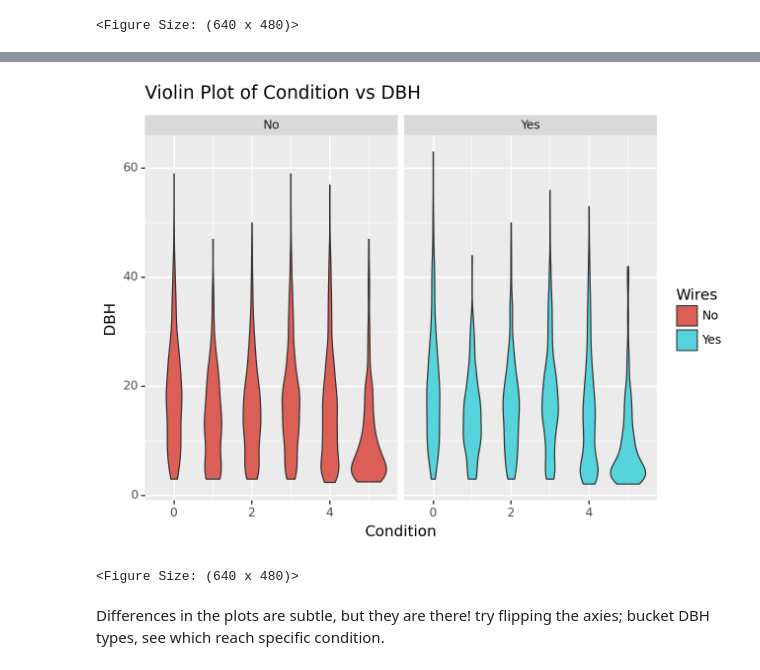
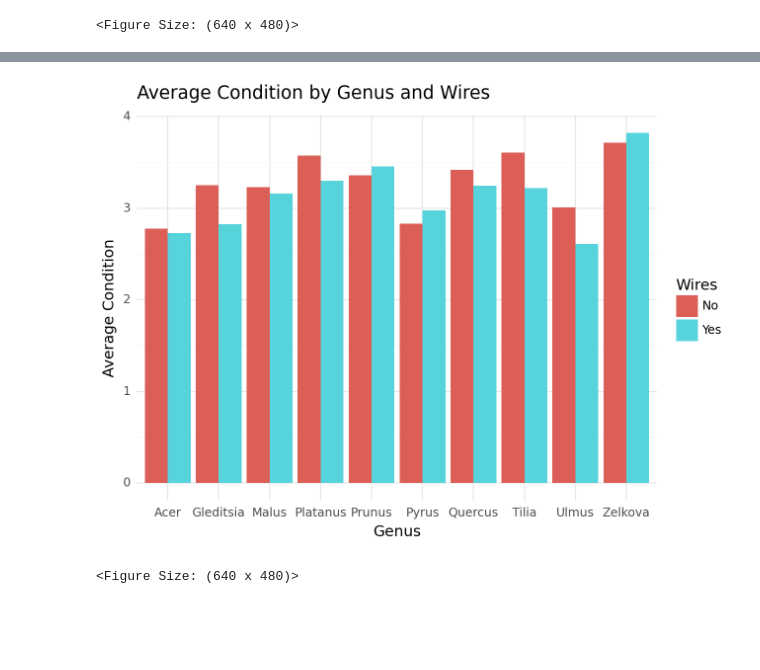
Before and after one commit to envirodatascience/final-project-urban-treeam, a Jupyter notebook: Les_UtilityLines.ipynb, the cells around one changed output, grey strips where cells are left out. Saved outputs shown, nothing was run; the diff lists cells and outputs as text; code cells hidden in the pictures; blank space fills up the shorter version.

```diff
--- a/Les_UtilityLines.ipynb
+++ b/Les_UtilityLines.ipynb
@@ -196,0 +188,10 @@ df = df[df['Neighborhood'].isin(nbhds['Neighborhood'].unique())]
+# %%
+condition_order = ['Excellent', 'Good', 'Fair', "Poor","Very Poor","Standing Dead","Stump"]
+df['condition_order'] = pd.Categorical(df['Condition'], categories=condition_order, ordered=True)
+(
+ggplot(df, aes(x='DBH', fill="condition_order")) +
+    geom_histogram(binwidth=1, position="stack") +
+    labs(x='DBH (inches)', y='Trees (#)', title='Condition and number of trees declines at higher sizeclass') +
+  scale_fill_manual(values=['#5bf5c9', '#5b6df5', '#a05bf5',"#f55bba","#4f1919","#4f1919","#4f1919"], name="Condition")+
+  theme_classic()
+)
@@ -310,0 +310,7 @@ The difference in means is statistically significant (reject the null hypothesis
+# %%
+bins = [0,5,10,20,30,40, float('inf')]
+labels = ['DBH: ≤5 in','DBH: 6-10 in', 'DBH: 11-20 in', 'DBH: 21-30 in', 'DBH: 31-40 in','DBH: >40 in']
+#colors = ['#9fc5e8', '#ffe599', '#e06666', '#741b47']
+
+df['Size_Class'] = pd.cut(df['DBH'], bins=bins, labels=labels, right=True)
+df.groupby(['Size_Class'])['org'].count().reset_index(name='Count')
@@ -310,0 +364,6 @@ The difference in means is statistically significant (reject the null hypothesis
+# %%
+genus_counts = df[df["DBH"] >6].groupby(['Wire', 'Genus']).agg({'Condition': 'mean', 'Genus': 'count'}).rename(columns={'Genus': 'Count', 'Condition': 'Average_Condition'}).reset_index()
+top_wire = genus_counts[(genus_counts['Wire'] == 'Yes') & (genus_counts['Genus'] != 'Stump')]
+top_10_wire=top_wire.sort_values(by='Count', ascending=False).head(10)
+next_ten = top_wire.sort_values(by='Count', ascending=False).iloc[10:19]
+next_ten
@@ -310,0 +381,5 @@ The difference in means is statistically significant (reject the null hypothesis
+# %%
+top_ten = genus_counts[genus_counts['Genus'].isin(top_10_wire['Genus'])]
+next_ten = genus_counts[genus_counts['Genus'].isin(next_ten['Genus'])]
+
+next_ten
@@ -311,13 +405,11 @@ The difference in means is statistically significant (reject the null hypothesis
 # %%
-(ggplot(df, aes(x='Condition', y='DBH', group='Condition',fill='Wire')) +
- geom_violin(position='dodge') +
-  facet_wrap('~Wire') +
- labs(x='Condition', y='DBH',fill='Wires') +
- ggtitle('Violin Plot of Condition vs DBH')
+(
+    ggplot(top_ten, aes(x='Genus', y='Average_Condition', fill='Wire')) +
+    geom_col(position='dodge') +
+    labs(x='Genus', y='Average Condition', fill='Wires') +
+    ggtitle('Average Condition by Genus and Wires') +
+    theme_minimal()
 )
 # %% [output]
-[figure, old version]
+[figure, new version]
 <Figure Size: (640 x 480)>
-# %% [markdown]
-Differences in the plots are subtle, but they are there!
-try flipping the axies; bucket DBH types, see which reach specific condition.
```
Also changed, not shown: parts of 31 cells of this notebook.
